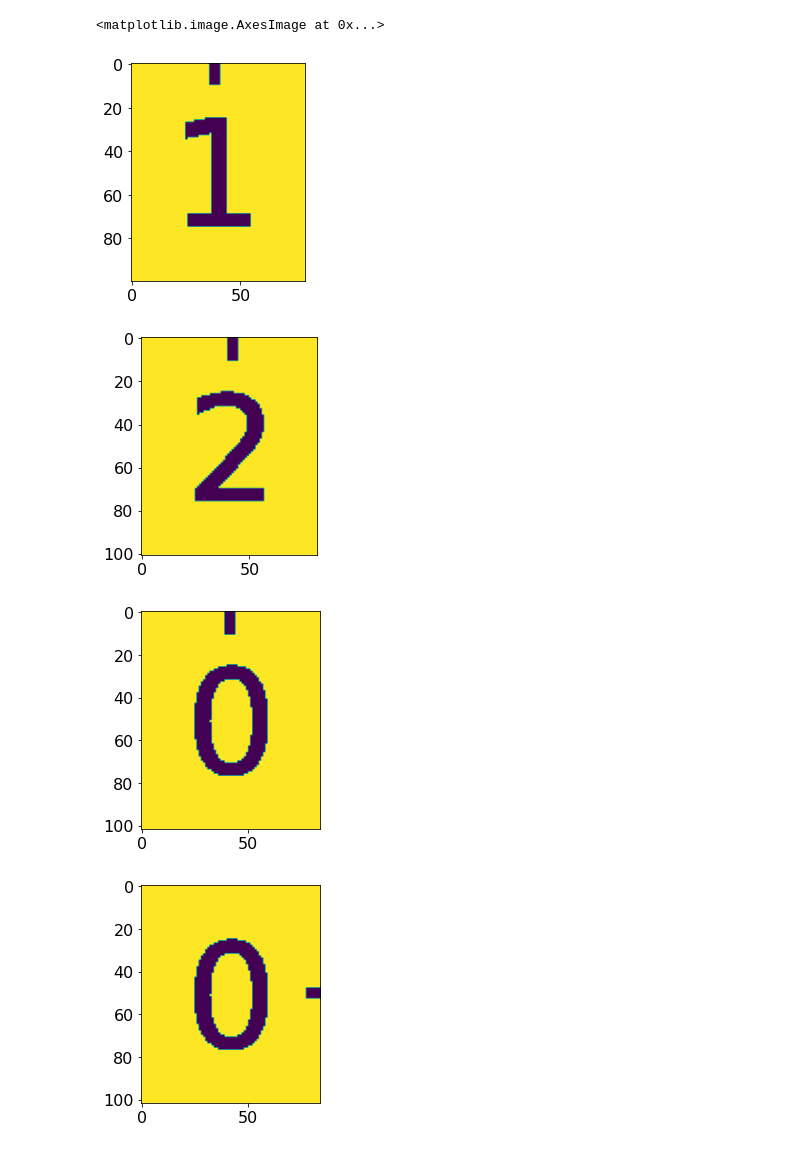
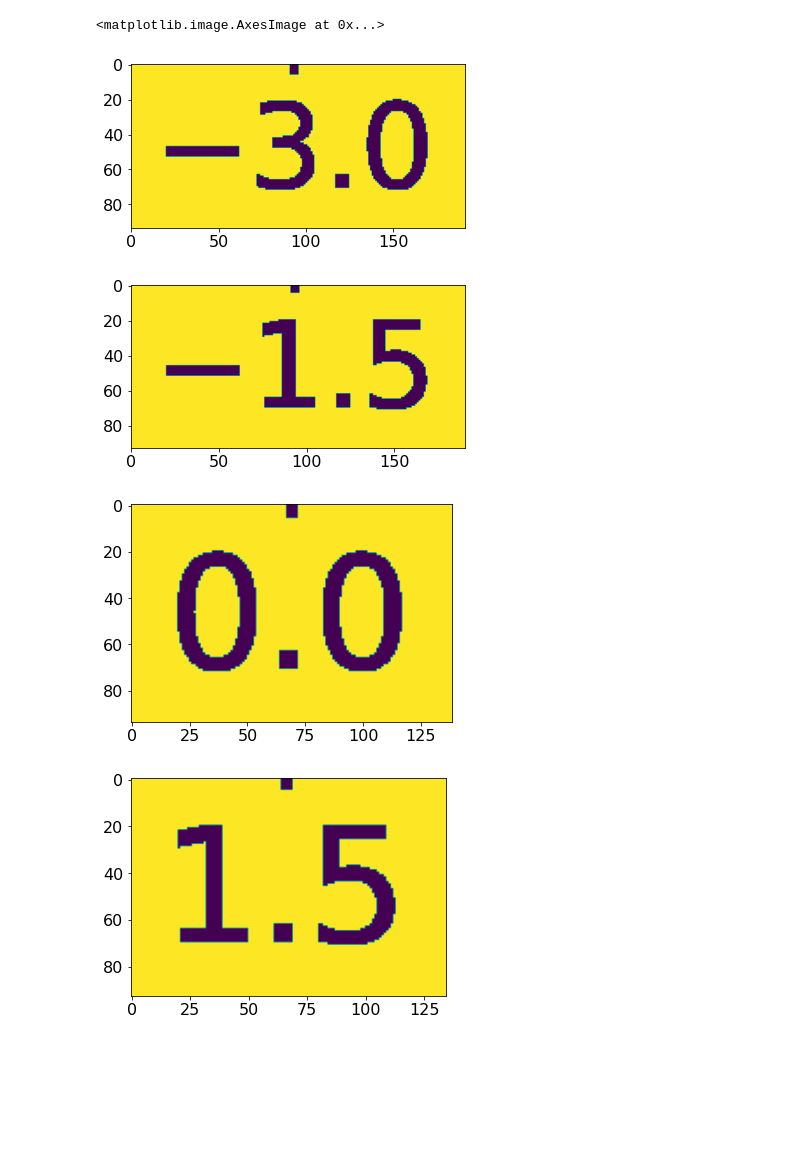
Before and after one commit to almajo/reverse-plot, a Jupyter notebook: prototype.ipynb, the cells around one changed output. Drawn from its saved outputs; the diff is of its cells as text; code cells hidden in the pictures; blank space fills up the shorter version.

```diff
--- a/prototype.ipynb
+++ b/prototype.ipynb
@@ -21,13 +23,18 @@ plt.savefig("plots/three_linear_graphs.png")
 # %%
-use_image = "plots/three_linear_graphs.png"
+use_image = "plots/three_linear_neg_graphs.png"
 
 # Load image into numpy array and display it
 base_img = cv2.imread(use_image)
 
-def show_image(img):
+def show_image(img, axis=None):
+    # Helper function to disply the image in the correct colors
     rgb = cv2.cvtColor(img,cv2.COLOR_BGR2RGB)
-    plt.figure()
-    plt.imshow(rgb)
+
+    if axis is None:
+        plt.figure()
+        plt.imshow(rgb)
+    else:
+        axis.imshow(rgb)
 
 show_image(base_img)
 # %% [output]
@@ -35,6 +42,6 @@ show_image(base_img)
 # %%
 class Rect:
-    def __init__(self, x,y,w,h):
+    def __init__(self, x, y, w, h):
         self.x = x
         self.y = y
         self.w = w
@@ -42,7 +49,7 @@ class Rect:
 
     @property
     def area(self):
-        return (self.x+self.w) * (self.y+self.h)
+        return self.w * self.h
 
     def intersect(self, other):
         no_x = self.x + self.w < other.x or self.x > other.x + other.w
@@ -112,34 +184,37 @@ show_image(img3)
 # %%
-def add_border_to_box(r, img_shape, border_size=25):
+def add_border_to_box(r, img_shape, border_size=20):
     x = max(0, r.x - border_size)
     y = max(0, r.y - border_size)
     w = min(r.w + 2 * border_size, img_shape[0])
     h = min(r.h + 2 * border_size, img_shape[1])
     return Rect(x,y,w,h)
 
-img_ocr = cv2.cvtColor(base_img.copy(), cv2.COLOR_BGR2GRAY)
-img_ocr = cv2.threshold(img_ocr, 0, 255, cv2.THRESH_OTSU)[1]
+def boxes_to_label_value(box_list, bin_image):
+    letter_boxes = []
+    for rect in box_list:
+        # extra borders to make the contours inside of the rectangle
+        padded_rect = add_border_to_box(rect, base_img.shape)
+        roi = bin_image[padded_rect.y:padded_rect.y + padded_rect.h + 1, padded_rect.x:padded_rect.x + padded_rect.w + 1]
+        plt.figure()
+        plt.imshow(roi)
+        # try using an empty image, put in the roi and then apply tesseract. sending once might be cheaper
+        ocr_data = pytesseract.image_to_data(roi, output_type=Output.DICT, config=f'--psm 11 -c tessedit_char_whitelist=0123456789.-')
+        print(ocr_data)
+        n_boxes = len(ocr_data['text'])
+        for i in range(n_boxes):
+            if int(ocr_data['conf'][i]) > 60:
+                letter_boxes.append((float(ocr_data["text"][i]), rect))
+    return letter_boxes
 
-letter_boxes = []
 
-for rect in filtered:
-    # extra borders to make the contours inside of the rectangle
-    rect = add_border_to_box(rect, base_img.shape)
-    roi = img_ocr[rect.y : rect.y + rect.h, rect.x : rect.x + rect.w]
-    fig, ax = plt.subplots()
-    plt.imshow(roi)
-    d = pytesseract.image_to_data(roi, output_type=Output.DICT, config=f'--psm 13 -c tessedit_char_whitelist=0123456789')
-    n_boxes = len(d['text'])
-    for i in range(n_boxes):
-        if int(d['conf'][i]) > 60:
-            char_rect = (d['left'][i], d['top'][i], d['width'][i], d['height'][i])
-            original = Rect(rect.x + char_rect[0], rect.y + char_rect[1], char_rect[2], char_rect[3])
-            letter_boxes.append((d["text"][i], original))
-            print(letter_boxes[-1])
+binary_image = cv2.cvtColor(base_img.copy(), cv2.COLOR_BGR2GRAY)
+binary_image = cv2.threshold(binary_image, 0, 255, cv2.THRESH_OTSU)[1]
+x_labels = boxes_to_label_value(xs, binary_image)
+y_labels = boxes_to_label_value(ys, binary_image)
 
 ocr_img = base_img.copy()
-for c, box in letter_boxes:
+for c, box in chain(x_labels, y_labels):
     ocr_img = cv2.rectangle(ocr_img, (box.x, box.y), (box.x + box.w, box.y + box.h), (0,255,0), 2)
-
+    print(c)
 plt.imshow(ocr_img)
 # %% [output]
@@ -153,5 +239,5 @@ plt.imshow(ocr_img)
 <matplotlib.image.AxesImage at 0x...>
-[figure, old version]
+[figure, new version]
-[figure, old version]
+[figure, new version]
-[figure, old version]
+[figure, new version]
-[figure, old version]
+[figure, new version]
```
Also changed, not shown: parts of 11 cells of this notebook.
